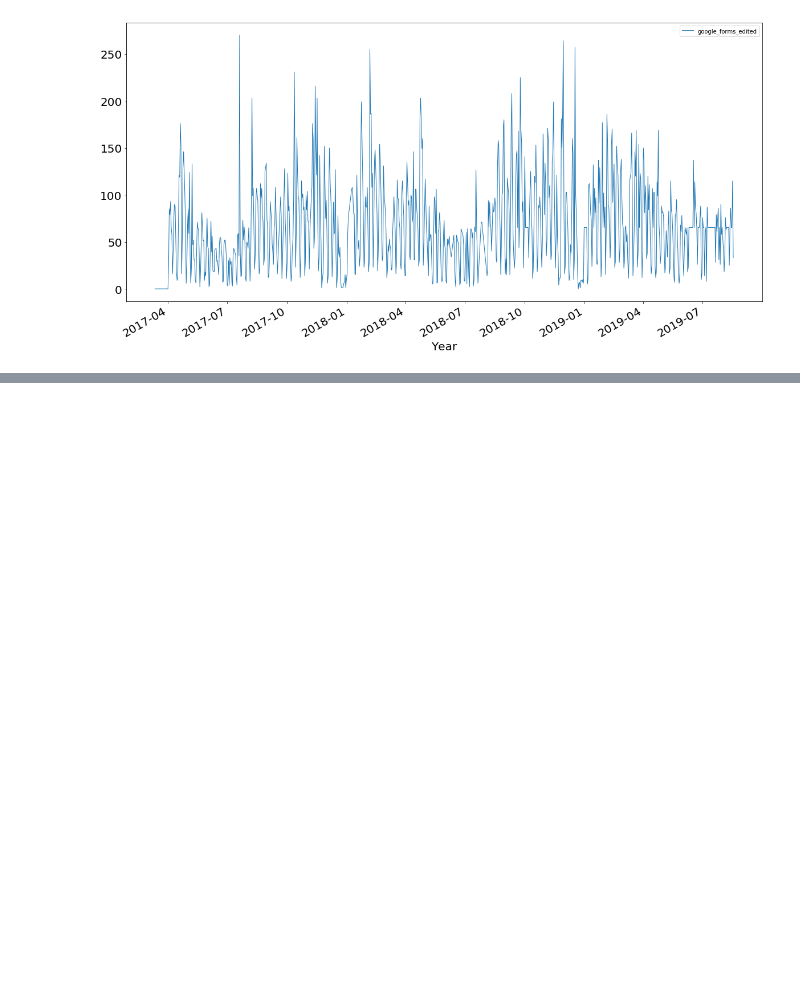
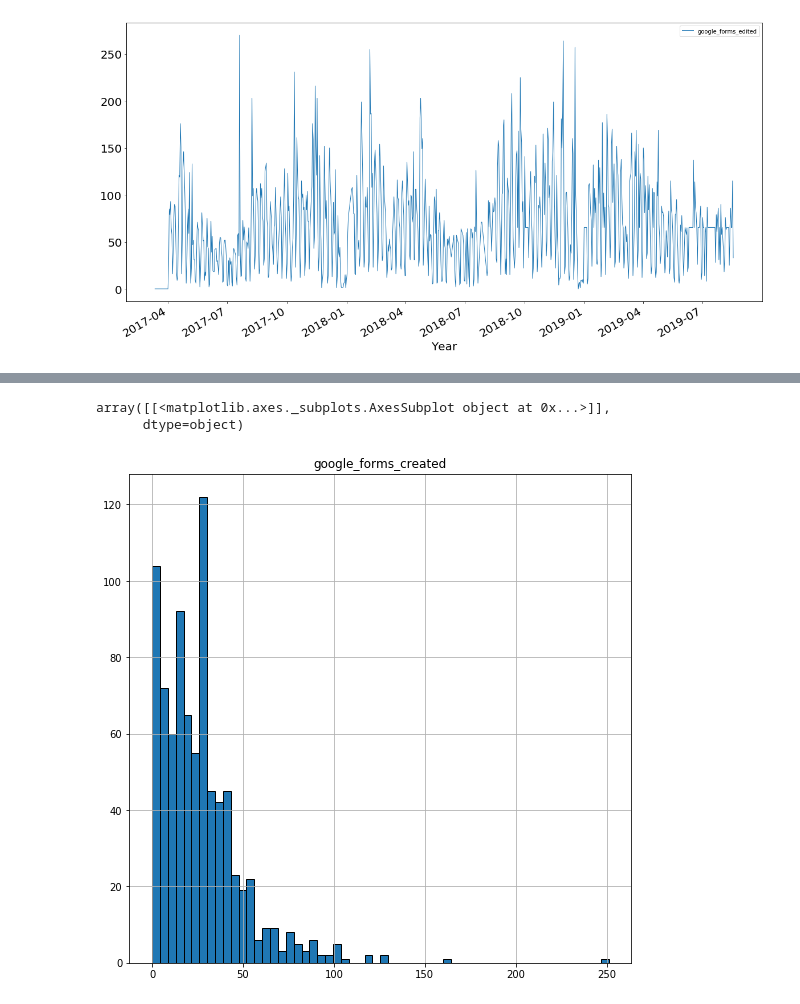
Before and after one commit to UNCG-CSE/G_Suite_Metrics, a Jupyter notebook: src/lavanya/forms created_edited distributions_kde_point estimates_correlation_covariance and hypothesis testing..ipynb, the cells around one changed output, grey strips where cells are left out. Cells and saved outputs as stored; diff of their text form; code cells hidden in the pictures; blank space fills up the shorter version.

```diff
--- a/src/lavanya/forms created_edited distributions_kde_point estimates_correlation_covariance and hypothesis testing..ipynb
+++ b/src/lavanya/forms created_edited distributions_kde_point estimates_correlation_covariance and hypothesis testing..ipynb
@@ -114,0 +180,6 @@ import seaborn as sns
+# %%
+pd.DataFrame(data1).hist(bins=58,figsize=(9,9), ec='black')
+# %% [output]
+array([[<matplotlib.axes._subplots.AxesSubplot object at 0x...>]],
+      dtype=object)
+[figure, added]
```
Also changed, not shown: parts of 72 cells of this notebook.
